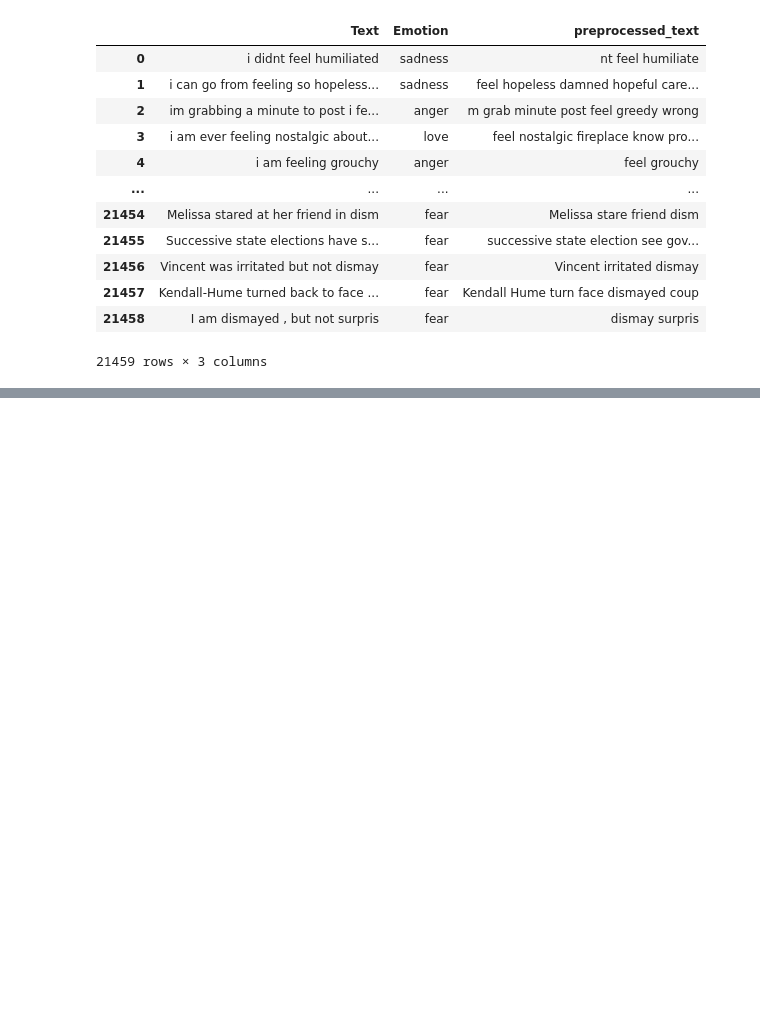
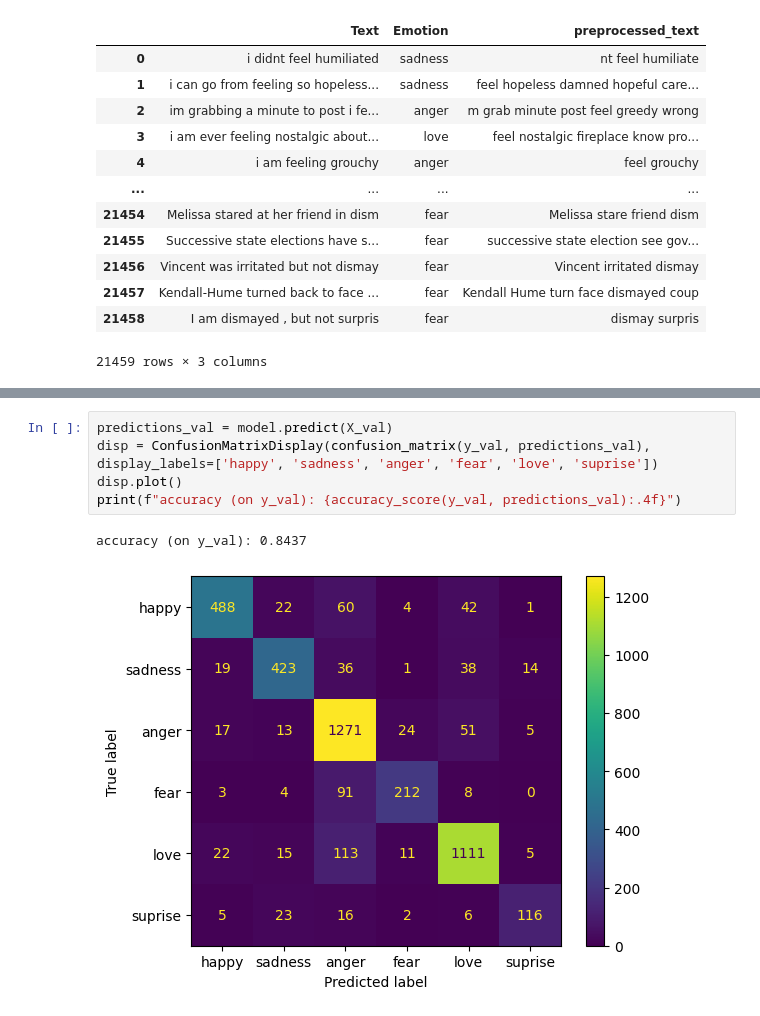
Before and after one commit to cchum/CS39AA-Projectchum, a Jupyter notebook: nlpproject-part2.ipynb, the cells around one changed output, grey strips where cells are left out. Saved outputs shown, nothing was run; the diff lists cells and outputs as text; blank space fills up the shorter version.

```diff
--- a/nlpproject-part2.ipynb
+++ b/nlpproject-part2.ipynb
@@ -346,0 +283,8 @@ import tensorflow as tf
+# %%
+predictions_val = model.predict(X_val)
+disp = ConfusionMatrixDisplay(confusion_matrix(y_val, predictions_val), display_labels=['happy', 'sadness', 'anger', 'fear', 'love', 'suprise'])
+disp.plot()
+print(f"accuracy (on y_val): {accuracy_score(y_val, predictions_val):.4f}")
+# %% [output]
+accuracy (on y_val): 0.8437
+[figure, added]
```
Also changed, not shown: parts of 31 cells of this notebook.
